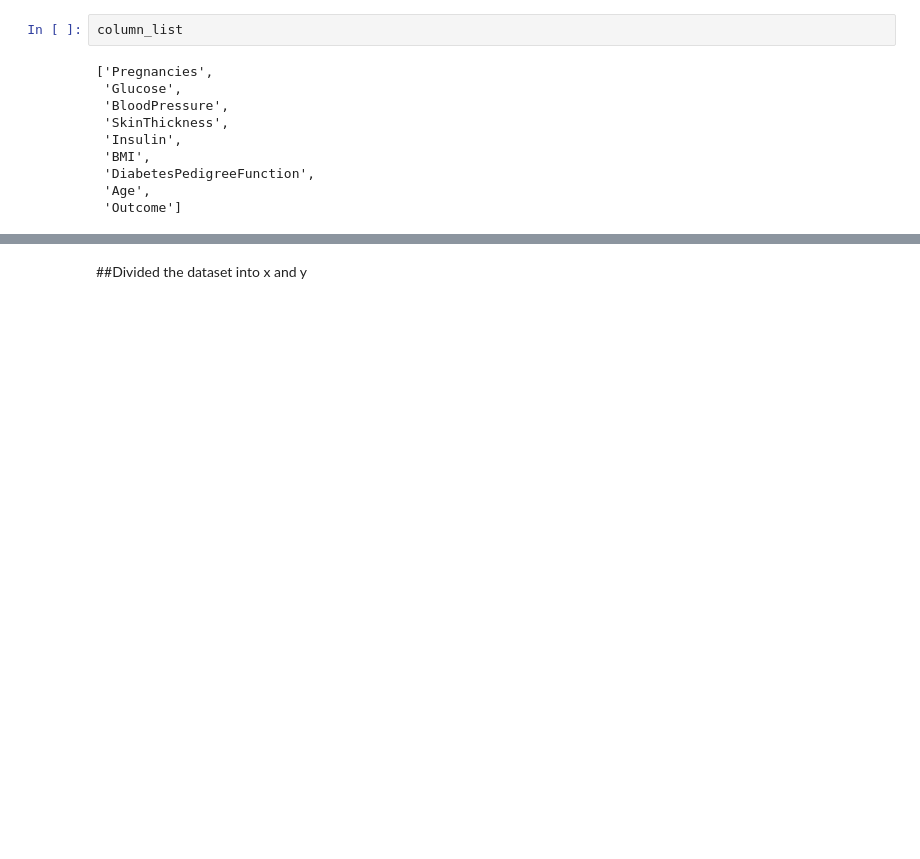
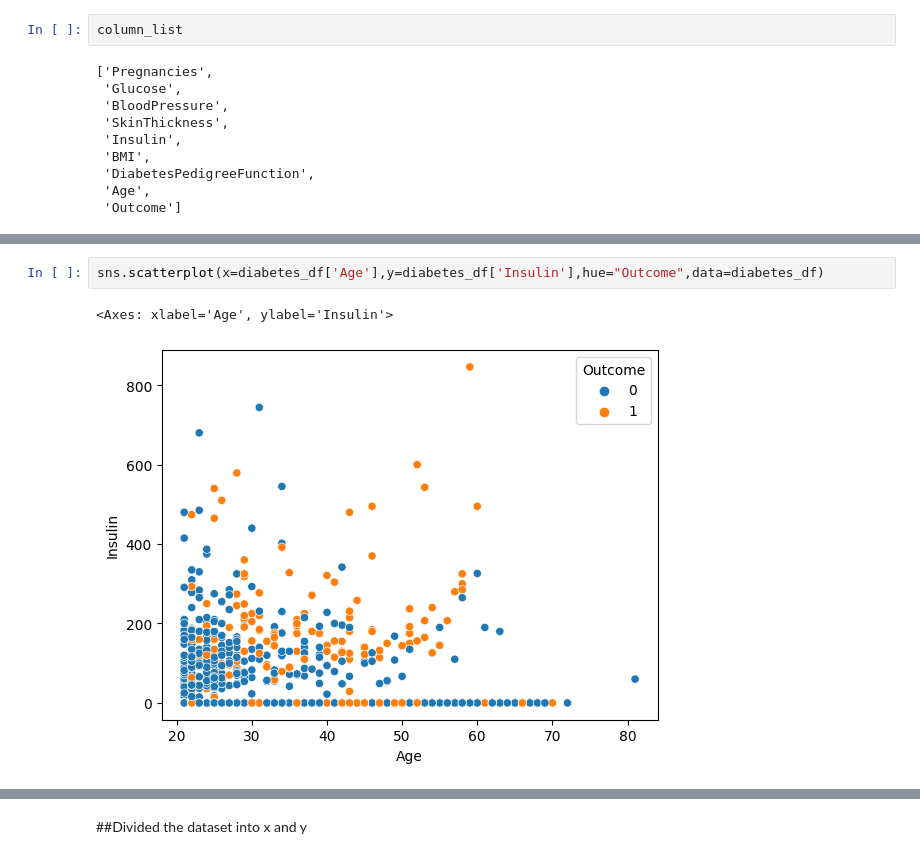
Before and after one commit to selvavivaan/Machine-Learning-selva, a Jupyter notebook: Diabetes_Dataset.ipynb, the cells around one changed output, grey strips where cells are left out. Drawn from its saved outputs; the diff is of its cells as text; blank space fills up the shorter version.

```diff
--- a/Diabetes_Dataset.ipynb
+++ b/Diabetes_Dataset.ipynb
@@ -113,0 +125,5 @@ dtype: int64
+# %%
+sns.scatterplot(x=diabetes_df['Age'],y=diabetes_df['Insulin'],hue="Outcome",data=diabetes_df)
+# %% [output]
+<Axes: xlabel='Age', ylabel='Insulin'>
+[figure, added]
```
Also changed, not shown: parts of 57 cells of this notebook.
